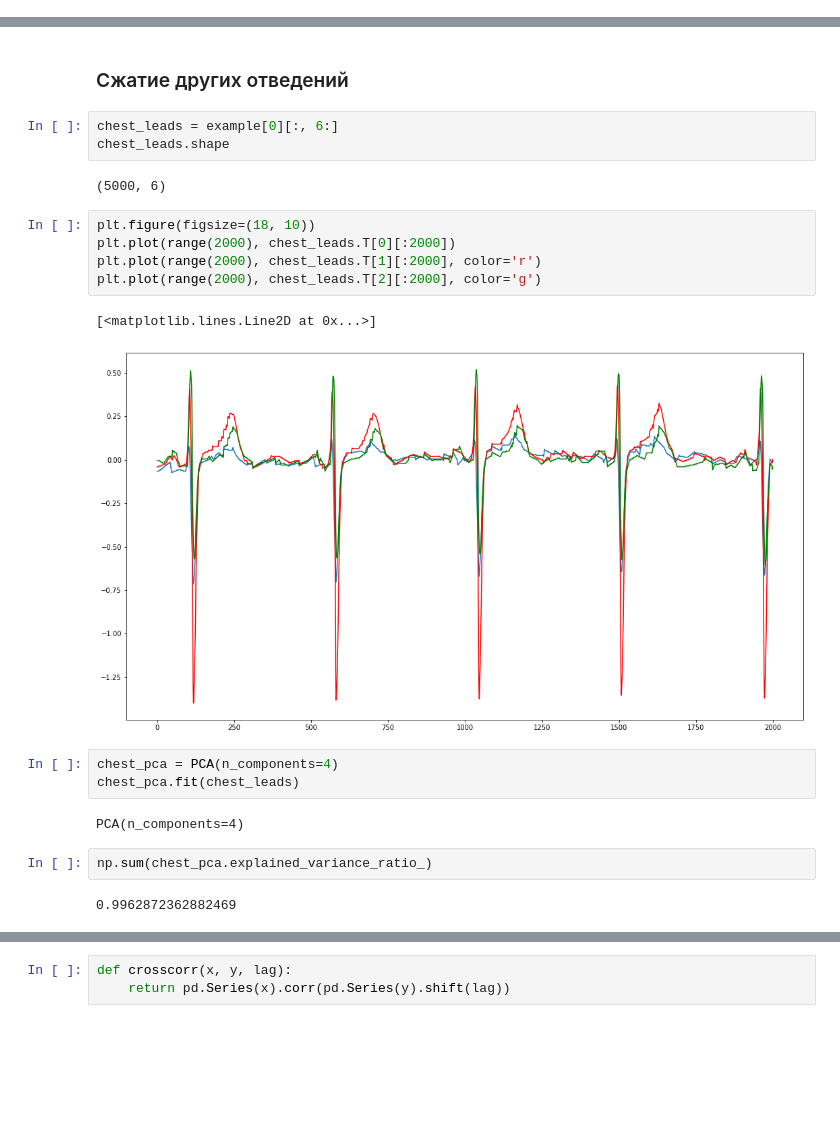
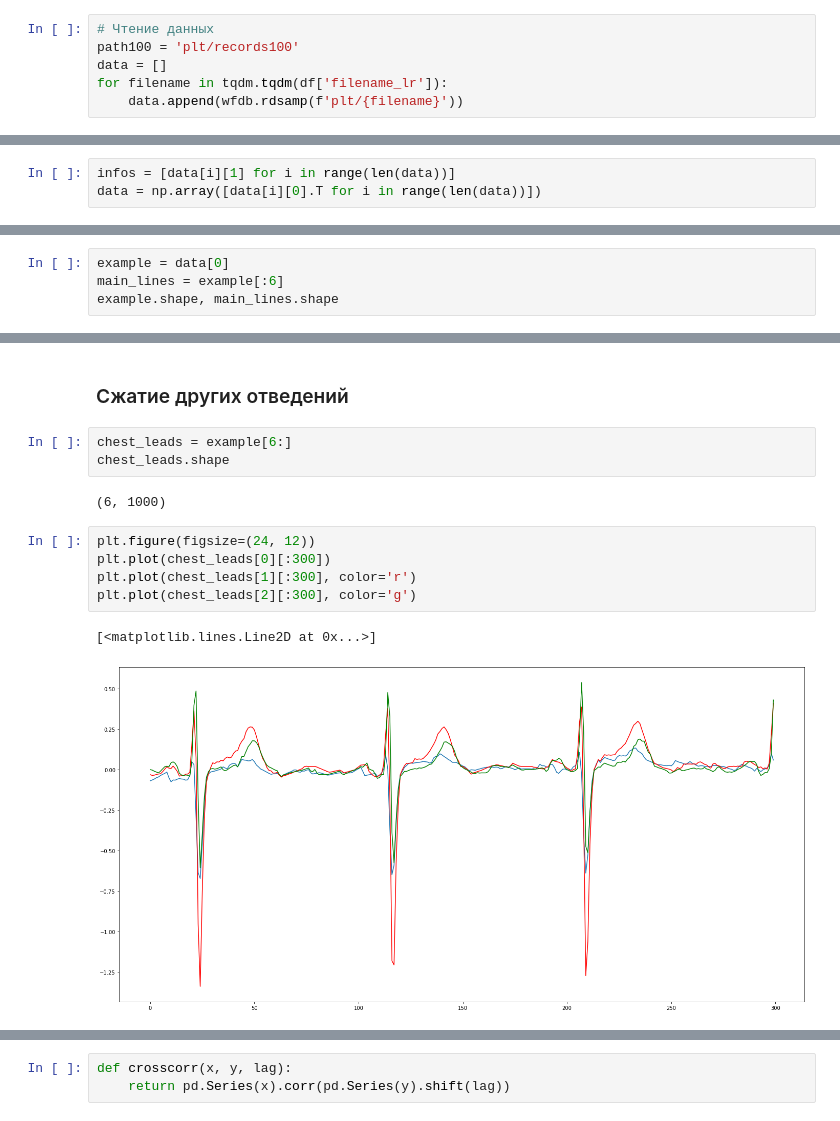
Before and after one commit to AKovalyuk/ecg-classification, a Jupyter notebook: notebook.ipynb, the cells around one changed output, grey strips where cells are left out. Saved outputs shown, nothing was run; the diff lists cells and outputs as text; blank space fills up the shorter version.

```diff
--- a/notebook.ipynb
+++ b/notebook.ipynb
@@ -46,0 +35,6 @@ example[0][:, :6].shape
+# %%
+# Чтение данных
+path100 = 'plt/records100'
+data = []
+for filename in tqdm.tqdm(df['filename_lr']):
+    data.append(wfdb.rdsamp(f'plt/{filename}'))
@@ -47,2 +78,9 @@ example[0][:, :6].shape
+# %%
+infos = [data[i][1] for i in range(len(data))]
+data = np.array([data[i][0].T for i in range(len(data))])
 # %% [markdown]
 ### Свертка 6 отведений в 2 измерения
+# %%
+example = data[0]
+main_lines = example[:6]
+example.shape, main_lines.shape
@@ -72,24 +100,15 @@ plt.quiver(*np.array([[0] * 6,[0] * 6]), pca.components_.T[:, 0], pca.components
 # %% [markdown]
 ### Сжатие других отведений
 # %%
-chest_leads = example[0][:, 6:]
+chest_leads = example[6:]
 chest_leads.shape
 # %% [output]
-(5000, 6)
+(6, 1000)
 # %%
-plt.figure(figsize=(18, 10))
-plt.plot(range(2000), chest_leads.T[0][:2000])
-plt.plot(range(2000), chest_leads.T[1][:2000], color='r')
-plt.plot(range(2000), chest_leads.T[2][:2000], color='g')
+plt.figure(figsize=(24, 12))
+plt.plot(chest_leads[0][:300])
+plt.plot(chest_leads[1][:300], color='r')
+plt.plot(chest_leads[2][:300], color='g')
 # %% [output]
 [<matplotlib.lines.Line2D at 0x...>]
-[figure, old version]
+[figure, new version]
-# %%
-chest_pca = PCA(n_components=4)
-chest_pca.fit(chest_leads)
-# %% [output]
-PCA(n_components=4)
-# %%
-np.sum(chest_pca.explained_variance_ratio_)
-# %% [output]
-0.9962872362882469
```
Also changed, not shown: parts of 54 cells of this notebook.
